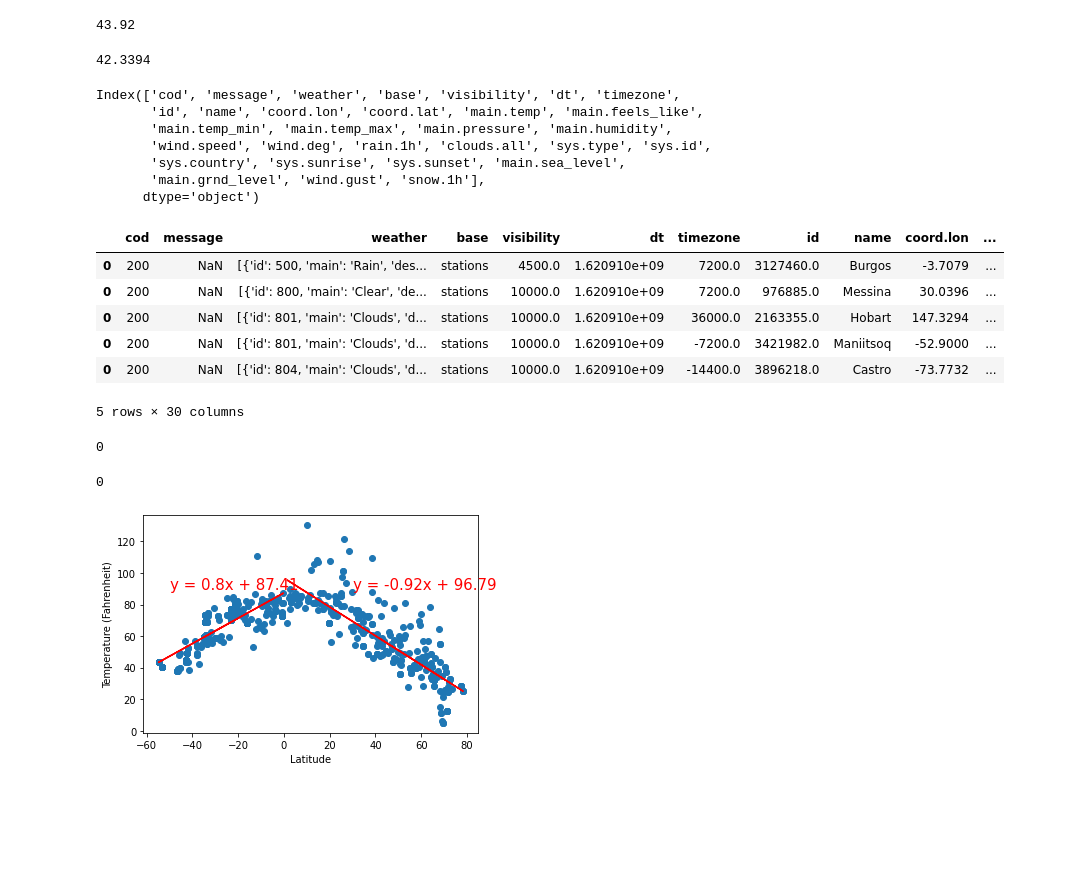
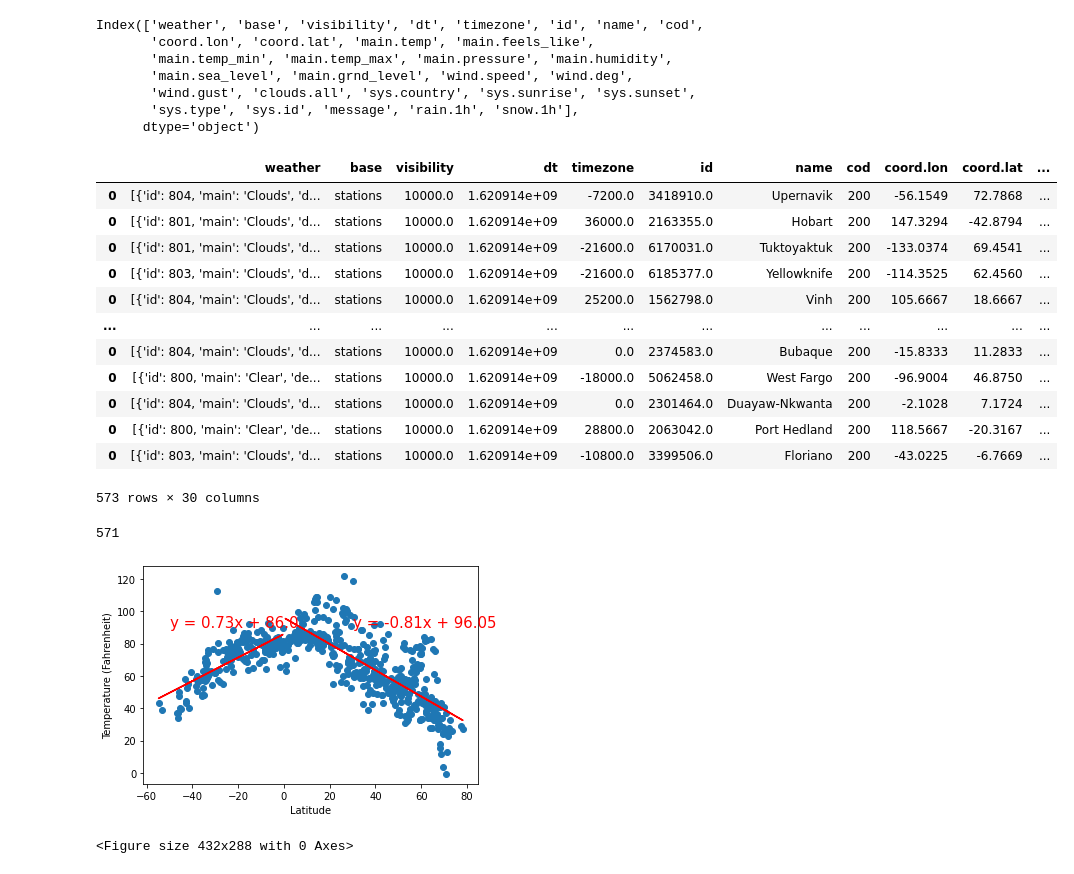
Before and after one commit to habrasek/python-api-challenge, a Jupyter notebook: WeatherPy/WeatherPy.ipynb, the cells around one changed output. Drawn from its saved outputs; the diff is of its cells as text; code cells hidden in the pictures; blank space fills up the shorter version.

Commit message:
weather part is complete

```diff
--- a/WeatherPy/WeatherPy.ipynb
+++ b/WeatherPy/WeatherPy.ipynb
@@ -48,0 +47,8 @@ print(city_list)
+# %%
+unique_count = 0
+check = []
+for n in city_list:
+    if n not in check:
+        check.append(n)
+        unique_count+= 1
+unique_count
@@ -98,14 +89,11 @@ pd.json_normalize(weather_json)
 # %%
 #KeyError
-print(weather_json['main']['temp'])
-weather_json['coord']['lat']
+#print(weather_json['main']['temp'])
+#weather_json['coord']['lat']
-# %% [output]
-43.92
-42.3394
 # %%
 df_list = []
 
-for c in city_list:
+for c in check:
     city_name = c[0]
     country_code = c[1]
     url = f"http://api.openweathermap.org/data/2.5/weather?q={city_name},{country_code}&appid={openweather}&units=imperial"
@@ -129,29 +117,35 @@ df = pd.concat(df_list)
 df = df[df['dt'].notna()]
 # %%
 print(df.columns)
-df.head()
+df
 # %% [output]
-Index(['cod', 'message', 'weather', 'base', 'visibility', 'dt', 'timezone',
-       'id', 'name', 'coord.lon', 'coord.lat', 'main.temp', 'main.feels_like',
+Index(['weather', 'base', 'visibility', 'dt', 'timezone', 'id', 'name', 'cod',
+       'coord.lon', 'coord.lat', 'main.temp', 'main.feels_like',
        'main.temp_min', 'main.temp_max', 'main.pressure', 'main.humidity',
-       'wind.speed', 'wind.deg', 'rain.1h', 'clouds.all', 'sys.type', 'sys.id',
-       'sys.country', 'sys.sunrise', 'sys.sunset', 'main.sea_level',
-       'main.grnd_level', 'wind.gust', 'snow.1h'],
+       'main.sea_level', 'main.grnd_level', 'wind.speed', 'wind.deg',
+       'wind.gust', 'clouds.all', 'sys.country', 'sys.sunrise', 'sys.sunset',
+       'sys.type', 'sys.id', 'message', 'rain.1h', 'snow.1h'],
       dtype='object')
-|  | cod | message | weather | base | visibility | dt | timezone | id | name | coord.lon | ... |
-| 0 | 200 | NaN | [{'id': 500, 'main': 'Rain', 'des... | stations | 4500.0 | 1.620910e+09 | 7200.0 | 3127460.0 | Burgos | -3.7079 | ... |
-| 0 | 200 | NaN | [{'id': 800, 'main': 'Clear', 'de... | stations | 10000.0 | 1.620910e+09 | 7200.0 | 976885.0 | Messina | 30.0396 | ... |
-| 0 | 200 | NaN | [{'id': 801, 'main': 'Clouds', 'd... | stations | 10000.0 | 1.620910e+09 | 36000.0 | 2163355.0 | Hobart | 147.3294 | ... |
-| 0 | 200 | NaN | [{'id': 801, 'main': 'Clouds', 'd... | stations | 10000.0 | 1.620910e+09 | -7200.0 | 3421982.0 | Maniitsoq | -52.9000 | ... |
-| 0 | 200 | NaN | [{'id': 804, 'main': 'Clouds', 'd... | stations | 10000.0 | 1.620910e+09 | -14400.0 | 3896218.0 | Castro | -73.7732 | ... |
+|  | weather | base | visibility | dt | timezone | id | name | cod | coord.lon | coord.lat | ... |
+| 0 | [{'id': 804, 'main': 'Clouds', 'd... | stations | 10000.0 | 1.620914e+09 | -7200.0 | 3418910.0 | Upernavik | 200 | -56.1549 | 72.7868 | ... |
+| 0 | [{'id': 801, 'main': 'Clouds', 'd... | stations | 10000.0 | 1.620914e+09 | 36000.0 | 2163355.0 | Hobart | 200 | 147.3294 | -42.8794 | ... |
+| 0 | [{'id': 801, 'main': 'Clouds', 'd... | stations | 10000.0 | 1.620914e+09 | -21600.0 | 6170031.0 | Tuktoyaktuk | 200 | -133.0374 | 69.4541 | ... |
+| 0 | [{'id': 803, 'main': 'Clouds', 'd... | stations | 10000.0 | 1.620914e+09 | -21600.0 | 6185377.0 | Yellowknife | 200 | -114.3525 | 62.4560 | ... |
+| 0 | [{'id': 804, 'main': 'Clouds', 'd... | stations | 10000.0 | 1.620914e+09 | 25200.0 | 1562798.0 | Vinh | 200 | 105.6667 | 18.6667 | ... |
+| ... | ... | ... | ... | ... | ... | ... | ... | ... | ... | ... | ... |
+| 0 | [{'id': 804, 'main': 'Clouds', 'd... | stations | 10000.0 | 1.620914e+09 | 0.0 | 2374583.0 | Bubaque | 200 | -15.8333 | 11.2833 | ... |
+| 0 | [{'id': 800, 'main': 'Clear', 'de... | stations | 10000.0 | 1.620914e+09 | -18000.0 | 5062458.0 | West Fargo | 200 | -96.9004 | 46.8750 | ... |
+| 0 | [{'id': 804, 'main': 'Clouds', 'd... | stations | 10000.0 | 1.620914e+09 | 0.0 | 2301464.0 | Duayaw-Nkwanta | 200 | -2.1028 | 7.1724 | ... |
+| 0 | [{'id': 800, 'main': 'Clear', 'de... | stations | 10000.0 | 1.620914e+09 | 28800.0 | 2063042.0 | Port Hedland | 200 | 118.5667 | -20.3167 | ... |
+| 0 | [{'id': 803, 'main': 'Clouds', 'd... | stations | 10000.0 | 1.620914e+09 | -10800.0 | 3399506.0 | Floriano | 200 | -43.0225 | -6.7669 | ... |
-5 rows × 30 columns
+573 rows × 30 columns
 # %%
 #It's a match
 #print(len(plot_temps))
 #len(plot_lats)
+df['name'].nunique()
 # %% [output]
-0
+571
-0
 # %%
 plot_lats = df['coord.lat'].tolist()
 plot_temps = df['main.temp'].tolist()
@@ -188,8 +182,11 @@ plt.xlabel('Latitude')
 plt.ylabel('Temperature (Fahrenheit)')
 plt.show()
 #This scatter plot shows the temperature based on how north and south the cities are
+#As you get closer to the equator the temperature is more likely to be higher
+plt.savefig('temp.png')
 # %% [output]
-[figure, old version]
+[figure, new version]
+<Figure size 432x288 with 0 Axes>
 # %%
 nlats = north_df['coord.lat']
 ntemps = north_df['main.humidity']
```
Also changed, not shown: parts of 12 cells of this notebook, 5 other files.
